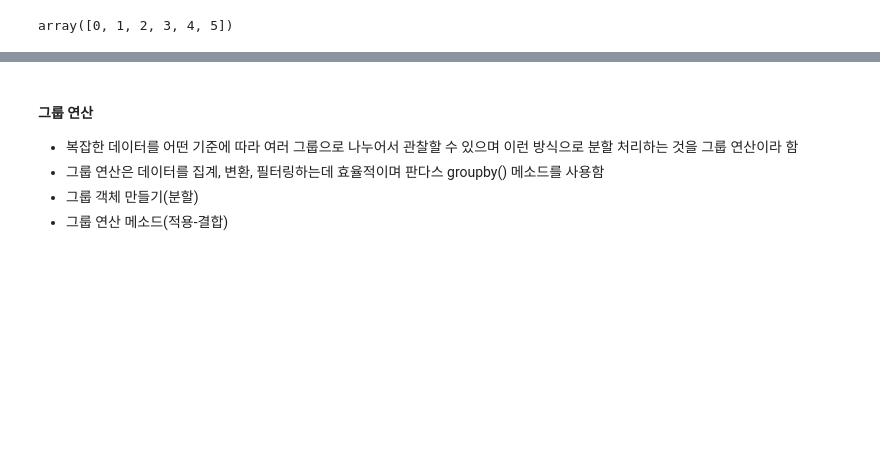
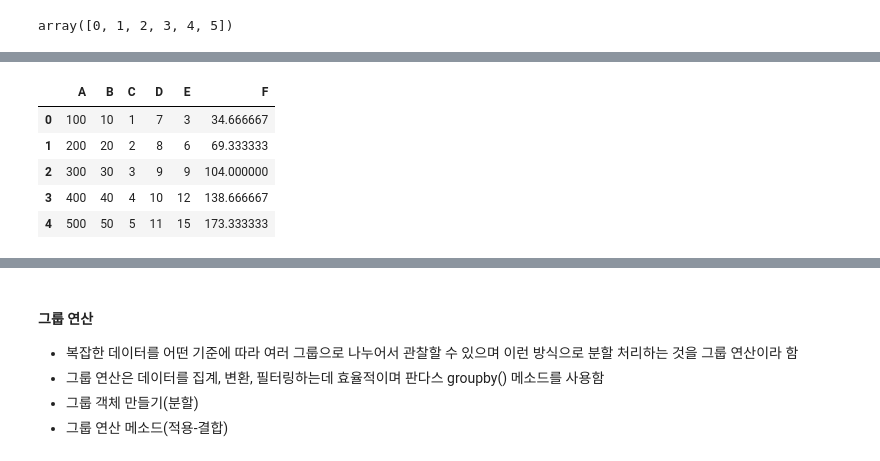
Before and after one commit to H-wooks/KITA_2024, a Jupyter notebook: M3_분석라이브러리/Pandas/Pandas_2_연산.ipynb, the cells around one changed output, grey strips where cells are left out. Cells and saved outputs as stored; diff of their text form; code cells hidden in the pictures; blank space fills up the shorter version.

```diff
--- a/M3_분석라이브러리/Pandas/Pandas_2_연산.ipynb
+++ b/M3_분석라이브러리/Pandas/Pandas_2_연산.ipynb
@@ -236,0 +362,22 @@ array([0, 1, 2, 3, 4, 5])
+# %%
+# Task5_0528. df에서 세 열의 값을 평균하여 새로운 컬럼을 생성 후 출력하세요.
+import pandas as pd
+
+# 데이터프레임 생성
+df = pd.DataFrame({
+    "A": [100, 200, 300, 400, 500],
+    "B": [10, 20, 30, 40, 50],
+    "C": [1, 2, 3, 4, 5],
+    "D": [7, 8, 9, 10, 11],
+    "E": [3, 6, 9, 12, 15]
+})
+
+df['F']=df[['A','C','E']].mean(axis=1)
+df
+# %% [output]
+|  | A | B | C | D | E | F |
+| 0 | 100 | 10 | 1 | 7 | 3 | 34.666667 |
+| 1 | 200 | 20 | 2 | 8 | 6 | 69.333333 |
+| 2 | 300 | 30 | 3 | 9 | 9 | 104.000000 |
+| 3 | 400 | 40 | 4 | 10 | 12 | 138.666667 |
+| 4 | 500 | 50 | 5 | 11 | 15 | 173.333333 |
```
Also changed, not shown: parts of 47 cells of this notebook, 1 other file.
